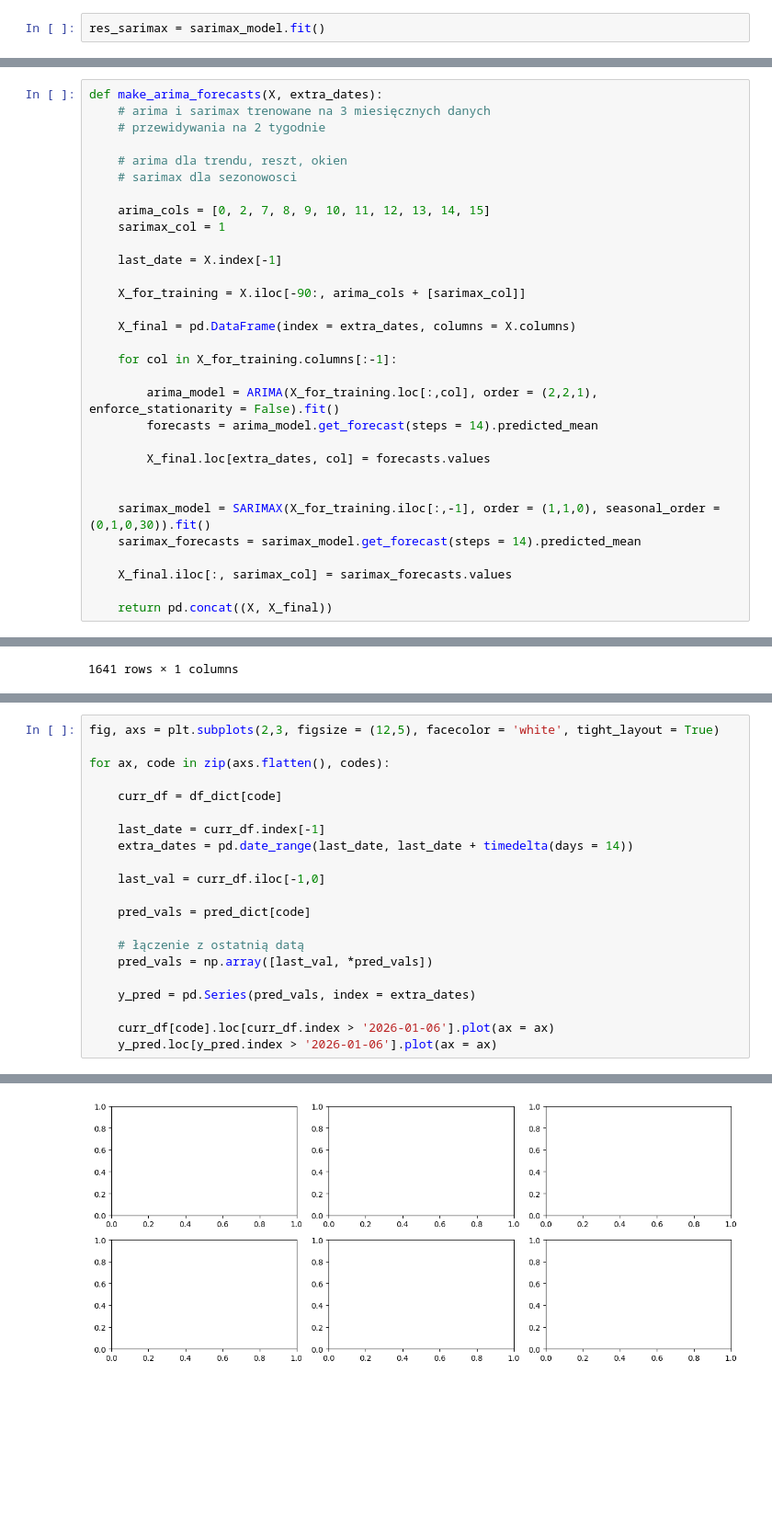
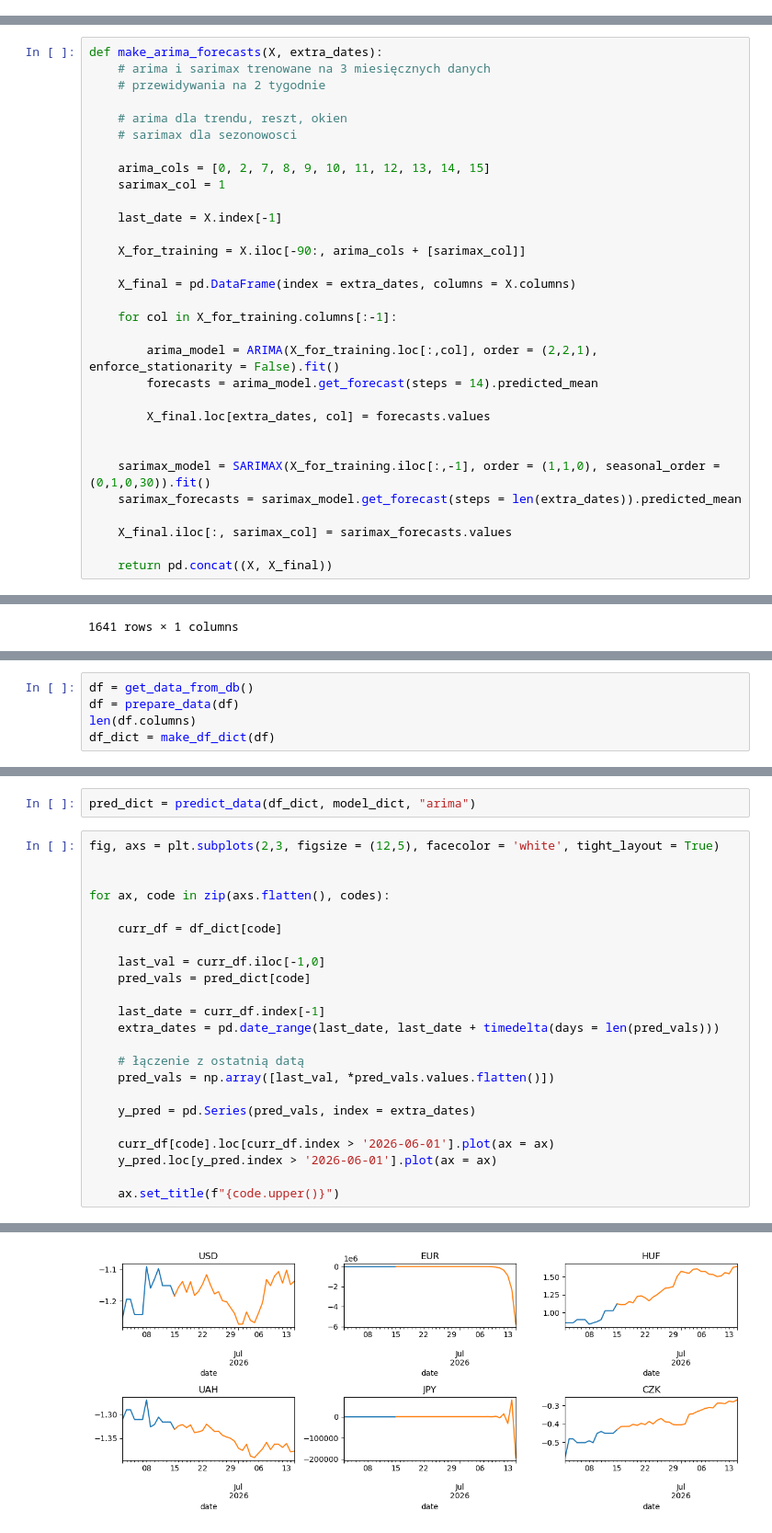
Before and after one commit to dradamm8/ExchangeRatesAnalysis, a Jupyter notebook: notebooks/projekt.ipynb, the cells around one changed output, grey strips where cells are left out. Shown at 92% size. Cells and saved outputs as stored; diff of their text form; blank space fills up the shorter version.

```diff
--- a/notebooks/projekt.ipynb
+++ b/notebooks/projekt.ipynb
@@ -618,2 +733,0 @@ sarimax_model = SARIMAX(usd_df['usd_seasonal'], order = (1,1,0), seasonal_order
-# %%
-res_sarimax = sarimax_model.fit()
@@ -665,7 +757,7 @@ def make_arima_forecasts(X, extra_dates):
 
 
     sarimax_model = SARIMAX(X_for_training.iloc[:,-1], order = (1,1,0), seasonal_order = (0,1,0,30)).fit()
-    sarimax_forecasts = sarimax_model.get_forecast(steps = 14).predicted_mean
+    sarimax_forecasts = sarimax_model.get_forecast(steps = len(extra_dates)).predicted_mean
 
     X_final.iloc[:, sarimax_col] = sarimax_forecasts.values
 
@@ -787,0 +810,5 @@ def predict_data(df_dict, models_dict):
+# %%
+df = get_data_from_db()
+df = prepare_data(df)
+len(df.columns)
+df_dict = make_df_dict(df)
@@ -808,22 +973,26 @@ pred_dict['usd']
+# %%
+pred_dict = predict_data(df_dict, model_dict, "arima")
 # %%
 fig, axs = plt.subplots(2,3, figsize = (12,5), facecolor = 'white', tight_layout = True)
+
 
 for ax, code in zip(axs.flatten(), codes):
 
     curr_df = df_dict[code]
 
-    last_date = curr_df.index[-1]
-    extra_dates = pd.date_range(last_date, last_date + timedelta(days = 14))
-
     last_val = curr_df.iloc[-1,0]
-
     pred_vals = pred_dict[code]
 
+    last_date = curr_df.index[-1]
+    extra_dates = pd.date_range(last_date, last_date + timedelta(days = len(pred_vals)))
+
     # łączenie z ostatnią datą
-    pred_vals = np.array([last_val, *pred_vals])
+    pred_vals = np.array([last_val, *pred_vals.values.flatten()])
 
     y_pred = pd.Series(pred_vals, index = extra_dates)
 
-    curr_df[code].loc[curr_df.index > '2026-01-06'].plot(ax = ax)
-    y_pred.loc[y_pred.index > '2026-01-06'].plot(ax = ax)
+    curr_df[code].loc[curr_df.index > '2026-06-01'].plot(ax = ax)
+    y_pred.loc[y_pred.index > '2026-06-01'].plot(ax = ax)
+
+    ax.set_title(f"{code.upper()}")
 # %% [output]
@@ -831,2 +999,2 @@ ValueError: Length of values (2) does not match length of index (15)
-[figure, old version]
+[figure, new version]
 # %%
```
Also changed, not shown: parts of 77 cells of this notebook, 1 other file.
